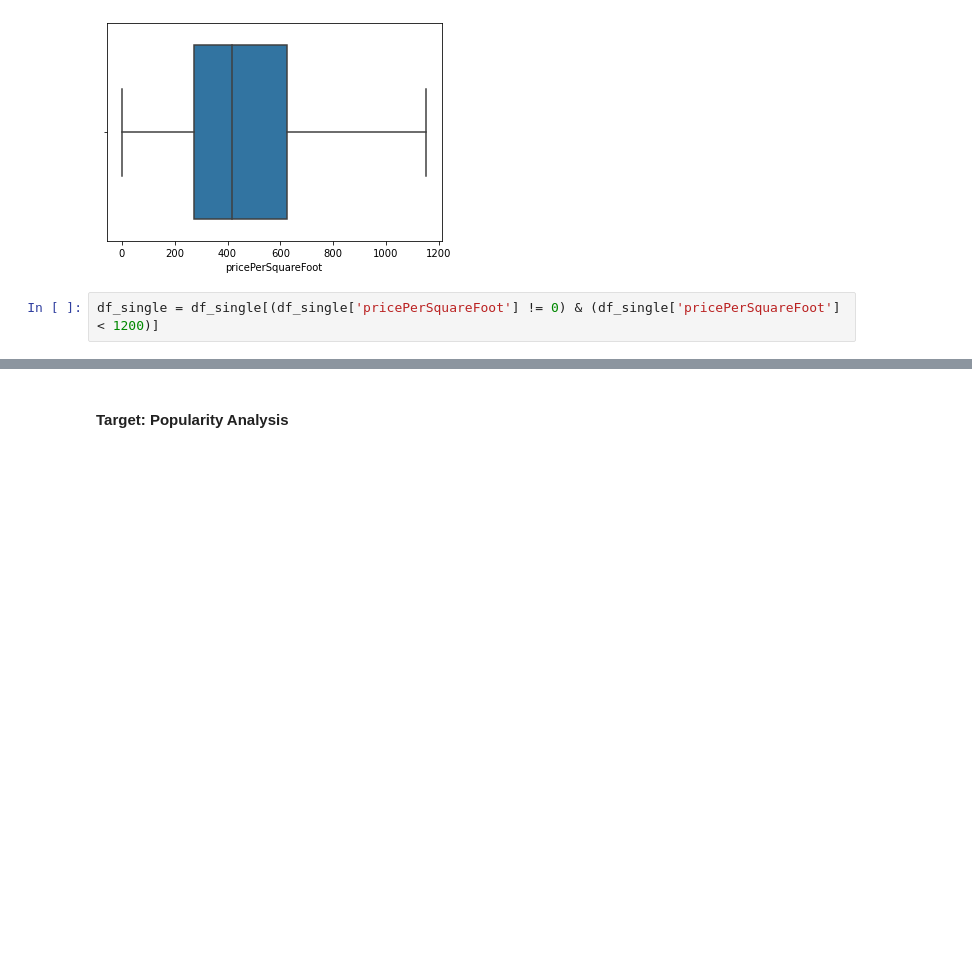
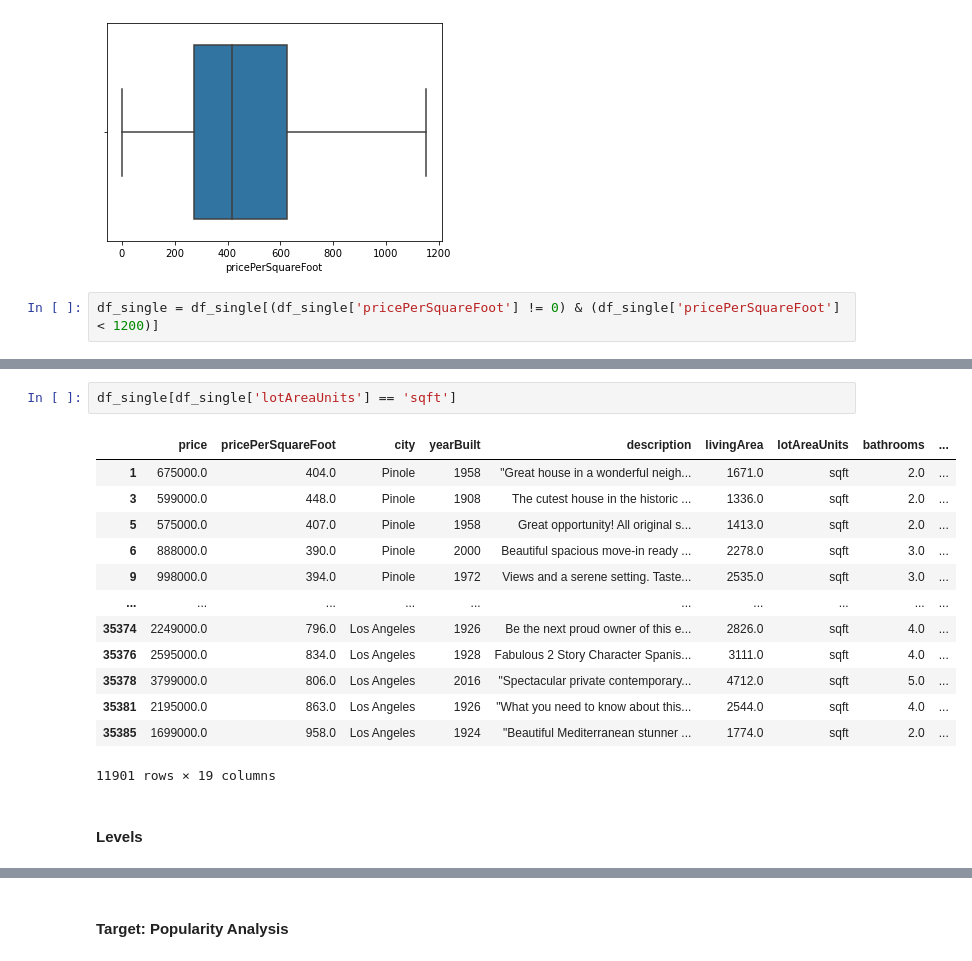
Before and after one commit to erin-vu/real_estate, a Jupyter notebook: Real Estate Analysis.ipynb, the cells around one changed output, grey strips where cells are left out. Saved outputs shown, nothing was run; the diff lists cells and outputs as text; blank space fills up the shorter version.

```diff
--- a/Real Estate Analysis.ipynb
+++ b/Real Estate Analysis.ipynb
@@ -706,0 +800,18 @@ df_single = df_single[(df_single['pricePerSquareFoot'] != 0) & (df_single['price
+# %%
+df_single[df_single['lotAreaUnits'] == 'sqft']
+# %% [output]
+|  | price | pricePerSquareFoot | city | yearBuilt | description | livingArea | lotAreaUnits | bathrooms | ... |
+| 1 | 675000.0 | 404.0 | Pinole | 1958 | "Great house in a wonderful neigh... | 1671.0 | sqft | 2.0 | ... |
+| 3 | 599000.0 | 448.0 | Pinole | 1908 | The cutest house in the historic ... | 1336.0 | sqft | 2.0 | ... |
+| 5 | 575000.0 | 407.0 | Pinole | 1958 | Great opportunity! All original s... | 1413.0 | sqft | 2.0 | ... |
+| 6 | 888000.0 | 390.0 | Pinole | 2000 | Beautiful spacious move-in ready ... | 2278.0 | sqft | 3.0 | ... |
+| 9 | 998000.0 | 394.0 | Pinole | 1972 | Views and a serene setting. Taste... | 2535.0 | sqft | 3.0 | ... |
+| ... | ... | ... | ... | ... | ... | ... | ... | ... | ... |
+| 35374 | 2249000.0 | 796.0 | Los Angeles | 1926 | Be the next proud owner of this e... | 2826.0 | sqft | 4.0 | ... |
+| 35376 | 2595000.0 | 834.0 | Los Angeles | 1928 | Fabulous 2 Story Character Spanis... | 3111.0 | sqft | 4.0 | ... |
+| 35378 | 3799000.0 | 806.0 | Los Angeles | 2016 | "Spectacular private contemporary... | 4712.0 | sqft | 5.0 | ... |
+| 35381 | 2195000.0 | 863.0 | Los Angeles | 1926 | "What you need to know about this... | 2544.0 | sqft | 4.0 | ... |
+| 35385 | 1699000.0 | 958.0 | Los Angeles | 1924 | "Beautiful Mediterranean stunner ... | 1774.0 | sqft | 2.0 | ... |
+11901 rows × 19 columns
+# %% [markdown]
+#### Levels
```
Also changed, not shown: parts of 19 cells of this notebook.
